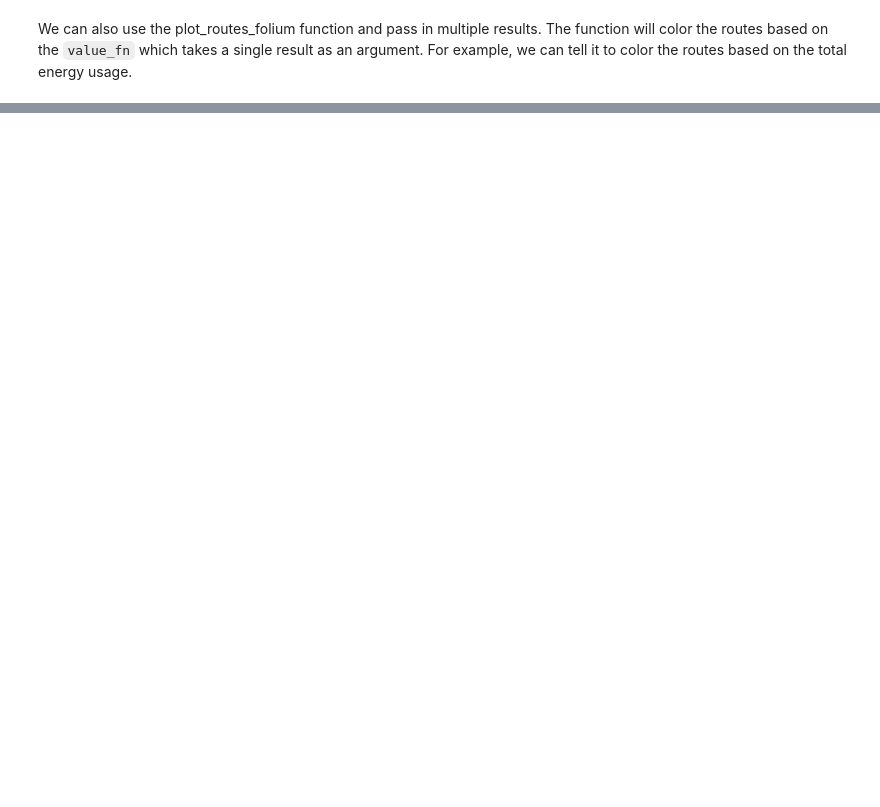
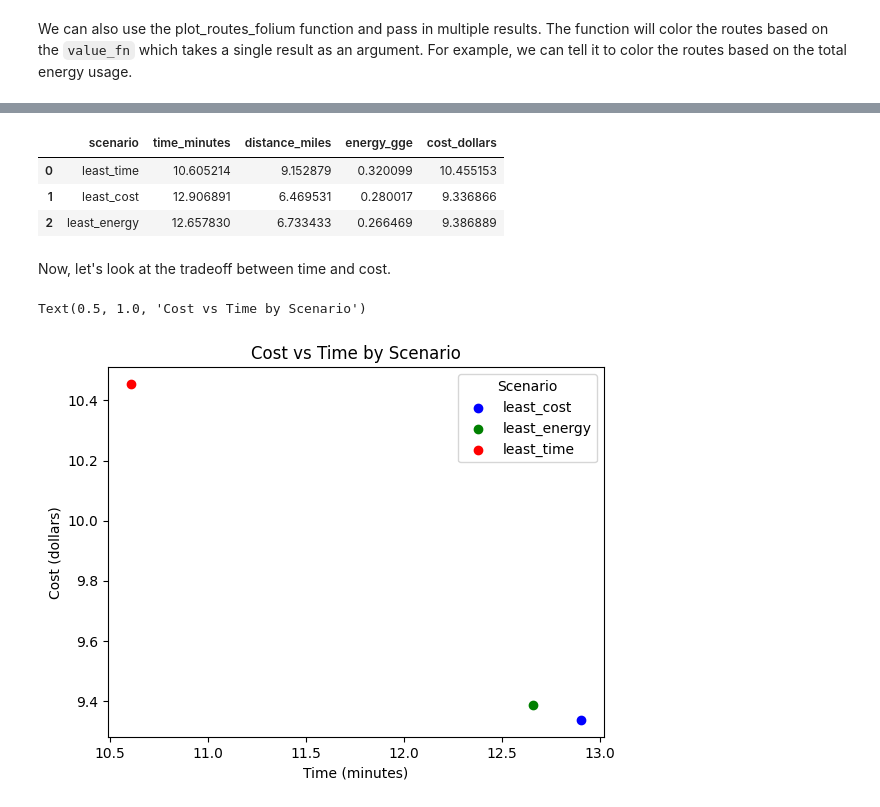
Before and after one commit to NREL/routee-compass, a Jupyter notebook: docs/notebooks/open_street_maps_example.ipynb, the cells around one changed output, grey strips where cells are left out. Saved outputs shown, nothing was run; the diff lists cells and outputs as text; code cells hidden in the pictures; blank space fills up the shorter version.

```diff
--- a/docs/notebooks/open_street_maps_example.ipynb
+++ b/docs/notebooks/open_street_maps_example.ipynb
@@ -48,7 +62,7 @@ These are configurations for the compass application. Take a look [here](https:/
 Now we can load the application from one of our config files.
 We'll pick `osm_default_energy.toml` for computing energy optimal routes.
 # %%
-app = CompassApp.from_config_file("golden_co/osm_default_energy.toml")
+app = CompassApp.from_config_file("denver_co/osm_default_energy.toml")
 # %% [markdown]
 ###  Queries
 
@@ -248,0 +327,34 @@ m
+# %%
+c = []
+for r in results:
+    c.append({
+        "scenario": r["request"]["name"],
+        "time_minutes": r["traversal_summary"]["time"],
+        "distance_miles": r["traversal_summary"]["distance"],
+        "energy_gge": r["traversal_summary"]["energy_liquid"],
+        "cost_dollars": r["cost"]["total_cost"],
+    })
+# %%
+df = pd.DataFrame(c)
+df
+# %% [output]
+|  | scenario | time_minutes | distance_miles | energy_gge | cost_dollars |
+| 0 | least_time | 10.605214 | 9.152879 | 0.320099 | 10.455153 |
+| 1 | least_cost | 12.906891 | 6.469531 | 0.280017 | 9.336866 |
+| 2 | least_energy | 12.657830 | 6.733433 | 0.266469 | 9.386889 |
+# %% [markdown]
+Now, let's look at the tradeoff between time and cost.
+# %%
+fig, ax = plt.subplots()
+colors = {'least_time':'red', 'least_cost':'blue', 'least_energy':'green'}
+
+for scenario, group in df.groupby('scenario'):
+    ax.scatter(group['time_minutes'], group['cost_dollars'], color=colors[scenario], label=scenario)
+
+ax.set_xlabel('Time (minutes)')
+ax.set_ylabel('Cost (dollars)')
+ax.legend(title='Scenario')
+plt.title('Cost vs Time by Scenario')
+# %% [output]
+Text(0.5, 1.0, 'Cost vs Time by Scenario')
+[figure, added]
```
Also changed, not shown: parts of 25 cells of this notebook, 5 other files.
